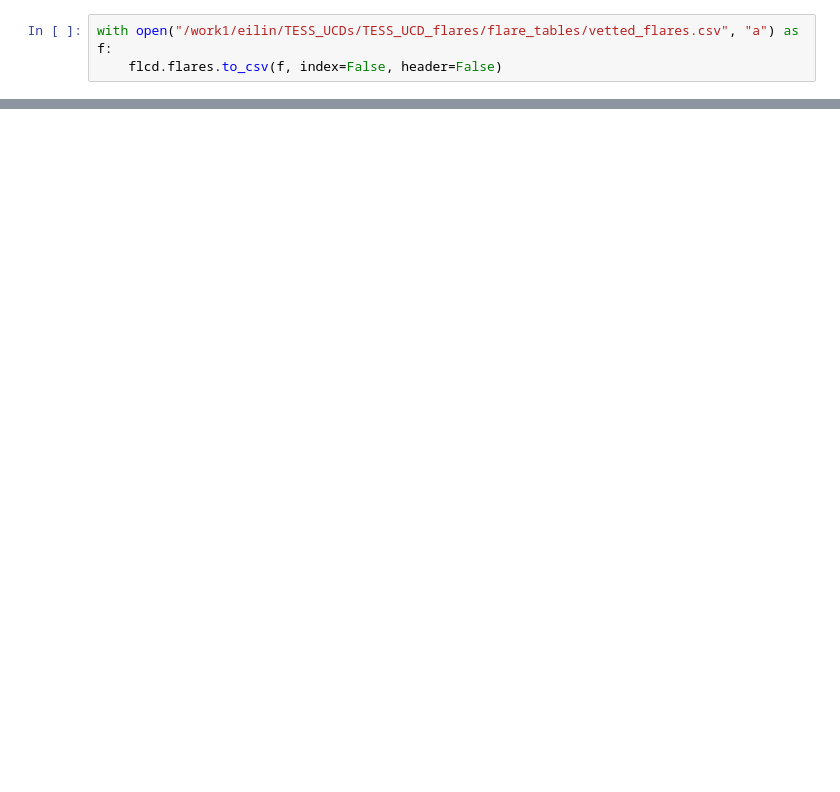
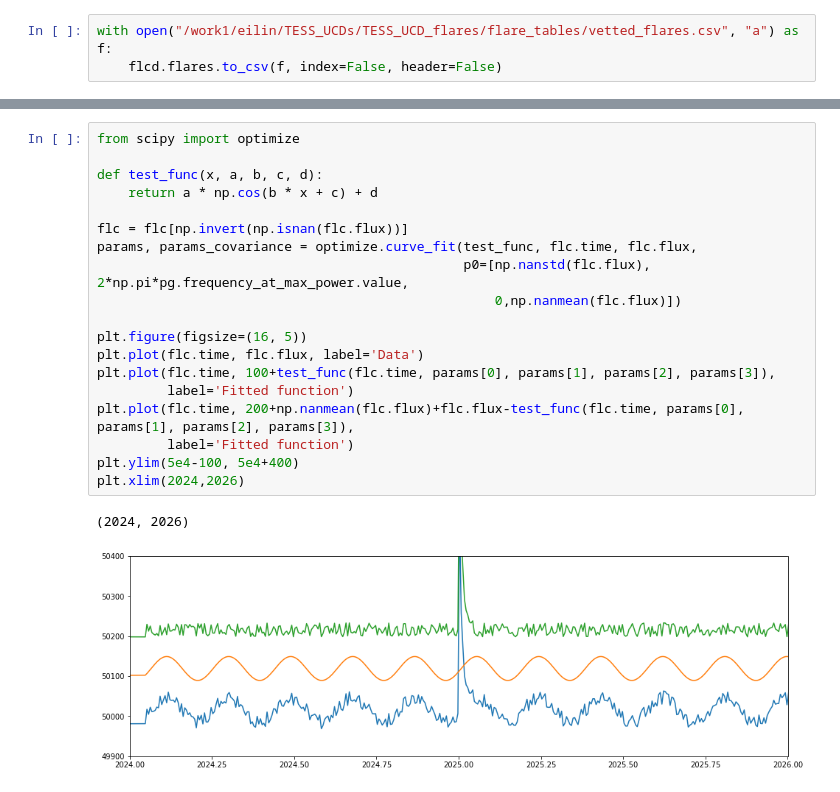
Before and after one commit to ekaterinailin/TESS_UCD_flares, a Jupyter notebook: notebook/NB3_Look_at_inj_rec_heatmap.ipynb, the cells around one changed output, grey strips where cells are left out. Saved outputs shown, nothing was run; the diff lists cells and outputs as text; blank space fills up the shorter version.

```diff
--- a/notebook/NB3_Look_at_inj_rec_heatmap.ipynb
+++ b/notebook/NB3_Look_at_inj_rec_heatmap.ipynb
@@ -186,0 +168,22 @@ with open("/work1/eilin/TESS_UCDs/TESS_UCD_flares/flare_tables/vetted_flares.csv
+# %%
+from scipy import optimize
+
+def test_func(x, a, b, c, d):
+    return a * np.cos(b * x + c) + d
+
+flc = flc[np.invert(np.isnan(flc.flux))]
+params, params_covariance = optimize.curve_fit(test_func, flc.time, flc.flux,
+                                               p0=[np.nanstd(flc.flux), 2*np.pi*pg.frequency_at_max_power.value,
+                                                   0,np.nanmean(flc.flux)])
+
+plt.figure(figsize=(16, 5))
+plt.plot(flc.time, flc.flux, label='Data')
+plt.plot(flc.time, 100+test_func(flc.time, params[0], params[1], params[2], params[3]),
+         label='Fitted function')
+plt.plot(flc.time, 200+np.nanmean(flc.flux)+flc.flux-test_func(flc.time, params[0], params[1], params[2], params[3]),
+         label='Fitted function')
+plt.ylim(5e4-100, 5e4+400)
+plt.xlim(2024,2026)
+# %% [output]
+(2024, 2026)
+[figure, added]
```
Also changed, not shown: parts of 14 cells of this notebook, 8 other files.
